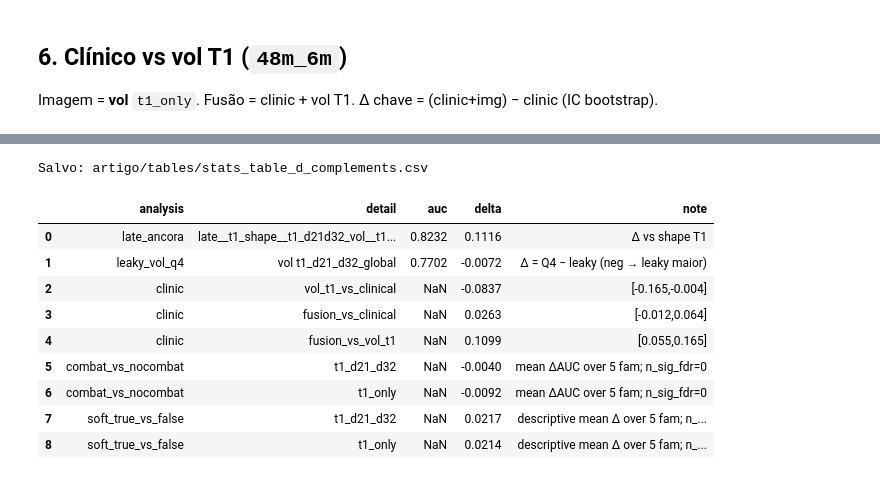
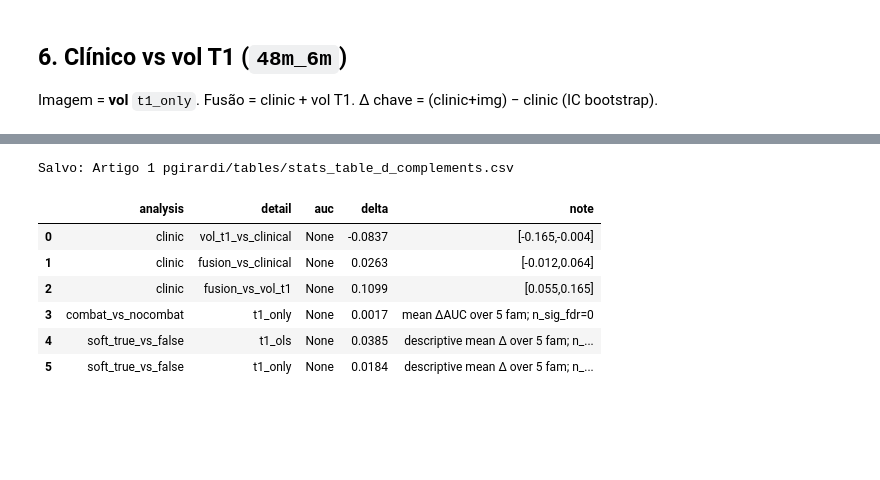
Before and after one commit to PauloMatheusGr/graphs, a Jupyter notebook: 7_stats.ipynb, the cells around one changed output, grey strips where cells are left out. Drawn from its saved outputs; the diff is of its cells as text; code cells hidden in the pictures; blank space fills up the shorter version.

```diff
--- a/7_stats.ipynb
+++ b/7_stats.ipynb
@@ -58,11 +58,9 @@ LONG_CSV = BASE / "adnimerged_longitudinal.csv"
 TABLE_DIR = Path("Artigo 1 pgirardi") / "tables"
 
 PROTOCOL_BASELINE = "t1_only"
-PROTOCOL_TWO_VISIT = "t1_r10"  # 2 visitas ÷Δt (substitui t1_d21 abs no corpo)
-PROTOCOL_TWO_VISIT_LEGACY = "t1_d21"  # abs legado
+PROTOCOL_TWO_VISIT = "t1_r10"  # 2 visitas ÷Δt
 PROTOCOL_LONGITUDINAL = "t1_ols"  # 3v método D (primário)
 PROTOCOL_LONG_B = "t1_r10_r21"  # 3v taxas consecutivas
-PROTOCOL_Q4_ABS = "t1_d21_d32"  # B0 abs — sensibilidade
 MODS_COMPARE = ("vol", "shape", "texture", "disp", "firstorder")
 CLINIC_MODALITY = "vol"
 SOFT_FALSE_COHORT = "48m_6m_soft_False"
@@ -73,18 +71,14 @@ LATE_ALL_OLS = (
     "late__t1_ols_vol__t1_ols_shape__t1_ols_texture"
     "__t1_ols_disp__t1_ols_firstorder"
 )
-LATE_VOL_T1_SHAPE_D = "late__t1_vol__t1_ols_shape"  # âncora v1 (vol T1 ∪ forma Q4) com D
+LATE_VOL_T1_SHAPE_D = "late__t1_vol__t1_ols_shape"  # âncora vol T1 ∪ forma D
 
 FOLDER_REP = {
     "ablation_results_t1_only": "t1_only",
     "ablation_results_r10": "t1_r10",
     "ablation_results_r10r21": "t1_r10_r21",
     "ablation_results_ols": "t1_ols",
-    "ablation_results_d21": "t1_d21",
-    "ablation_results_d21d32": "t1_d21_d32",
-    "ablation_results_leaky_d21d32": "t1_d21_d32",
     "ablation_results_combat_t1_only": "t1_only",
-    "ablation_results_combat_d21d32": "t1_d21_d32",
     "ablation_results_clinic_img_t1_only": "t1_only",
     "ablation_results_late_fusion": "late_fusion",
 }
@@ -1254,7 +1259,6 @@ cfg = STATS_CFG
 rows_c = []
 for i, (proto, lab) in enumerate((
     (PROTOCOL_BASELINE, "t1_only"),
-    (PROTOCOL_Q4_ABS, "t1_d21_d32"),
 )):
     for j, mod in enumerate(MODS_COMPARE):
         p_c = combat_ablation_path(BASE, proto, mod)
@@ -1337,57 +1331,42 @@ def _add(analysis, detail, auc=None, delta=None, note=""):
         "delta": delta,
         "note": note,
     })
-
-# late ancora
-if "cmp_late" in dir() and not cmp_late.empty:
-    r = cmp_late.loc[cmp_late["spec"] == "late ancora"].iloc[0]
-    _add("late_ancora", LATE_ANCORA, auc=r.get("auc_late"), delta=r.get("delta_auc"),
-         note="Δ vs vol T1")
-
-# leaky
-if "cmp_leaky" in dir() and not cmp_leaky.empty:
-    r = cmp_leaky.iloc[0]
-    _add("leaky_vol_q4", "vol t1_d21_d32_global", auc=r.get("auc_leaky"),
-         delta=r.get("delta_auc"), note="Δ = Q4 − leaky (neg → leaky maior)")
 
 # clinic
 if "cmp_clinical" in dir() and not cmp_clinical.empty:
     for tag in ("vol_t1_vs_clinical", "fusion_vs_clinical", "fusion_vs_vol_t1"):
         sub = cmp_clinical.loc[cmp_clinical["comparison"] == tag]
         if sub.empty:
             continue
         r = sub.iloc[0]
         _add("clinic", tag, auc=None, delta=r.get("delta_auc"),
              note=f"[{r['ci95_lo']:.3f},{r['ci95_hi']:.3f}]")
 
 # combat mean |Δ| by protocol (descriptive row)
 if "cmp_combat" in dir() and not cmp_combat.empty:
     for lab, g in cmp_combat.groupby("protocol"):
         _add("combat_vs_nocombat", lab,
              auc=None,
              delta=float(g["delta_auc"].mean()),
              note=f"mean ΔAUC over 5 fam; n_sig_fdr={int(g['significant_fdr'].sum())}")
 
 # soft mean Δ
 if "cmp_soft" in dir() and not cmp_soft.empty:
     for lab, g in cmp_soft.groupby("protocol"):
         _add("soft_true_vs_false", lab,
              auc=None,
              delta=float(g["delta_true_minus_false"].mean()),
              note="descriptive mean Δ over 5 fam; n_pMCI 120 vs 74")
 
 table_d = pd.DataFrame(rows_d)
 save_table(table_d, "stats_table_d_complements")
 display(table_d.round(4))
 # %% [output]
-Salvo: artigo/tables/stats_table_d_complements.csv
+Salvo: Artigo 1 pgirardi/tables/stats_table_d_complements.csv
 |  | analysis | detail | auc | delta | note |
-| 0 | late_ancora | late__t1_shape__t1_d21d32_vol__t1... | 0.8232 | 0.1116 | Δ vs shape T1 |
-| 1 | leaky_vol_q4 | vol t1_d21_d32_global | 0.7702 | -0.0072 | Δ = Q4 − leaky (neg → leaky maior) |
-| 2 | clinic | vol_t1_vs_clinical | NaN | -0.0837 | [-0.165,-0.004] |
-| 3 | clinic | fusion_vs_clinical | NaN | 0.0263 | [-0.012,0.064] |
-| 4 | clinic | fusion_vs_vol_t1 | NaN | 0.1099 | [0.055,0.165] |
-| 5 | combat_vs_nocombat | t1_d21_d32 | NaN | -0.0040 | mean ΔAUC over 5 fam; n_sig_fdr=0 |
-| 6 | combat_vs_nocombat | t1_only | NaN | -0.0092 | mean ΔAUC over 5 fam; n_sig_fdr=0 |
-| 7 | soft_true_vs_false | t1_d21_d32 | NaN | 0.0217 | descriptive mean Δ over 5 fam; n_... |
-| 8 | soft_true_vs_false | t1_only | NaN | 0.0214 | descriptive mean Δ over 5 fam; n_... |
+| 0 | clinic | vol_t1_vs_clinical | None | -0.0837 | [-0.165,-0.004] |
+| 1 | clinic | fusion_vs_clinical | None | 0.0263 | [-0.012,0.064] |
+| 2 | clinic | fusion_vs_vol_t1 | None | 0.1099 | [0.055,0.165] |
+| 3 | combat_vs_nocombat | t1_only | None | 0.0017 | mean ΔAUC over 5 fam; n_sig_fdr=0 |
+| 4 | soft_true_vs_false | t1_ols | None | 0.0385 | descriptive mean Δ over 5 fam; n_... |
+| 5 | soft_true_vs_false | t1_only | None | 0.0184 | descriptive mean Δ over 5 fam; n_... |
```
Also changed, not shown: parts of 19 cells of this notebook, 8 other files.
